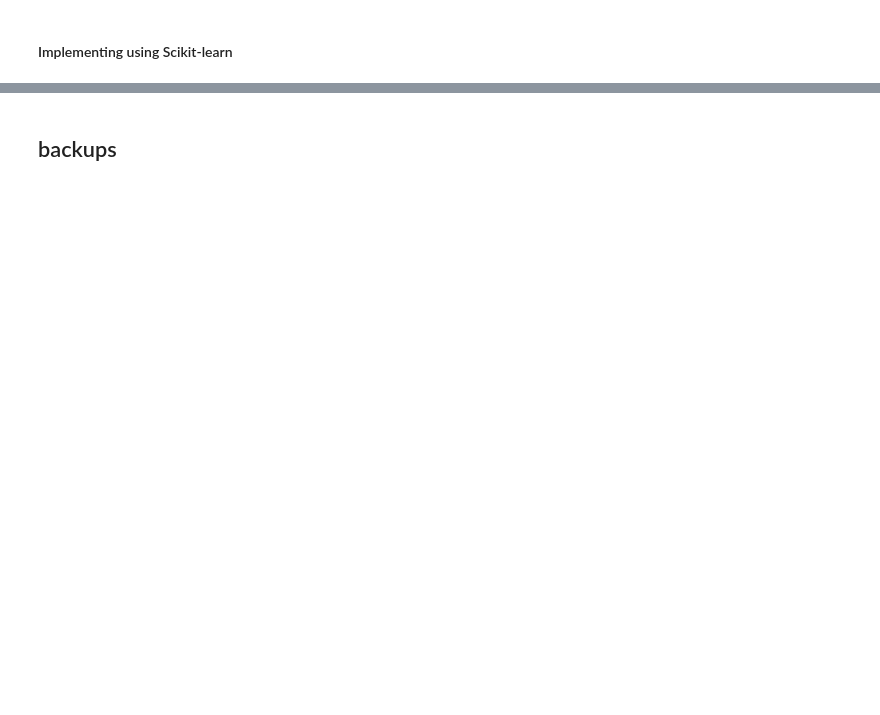
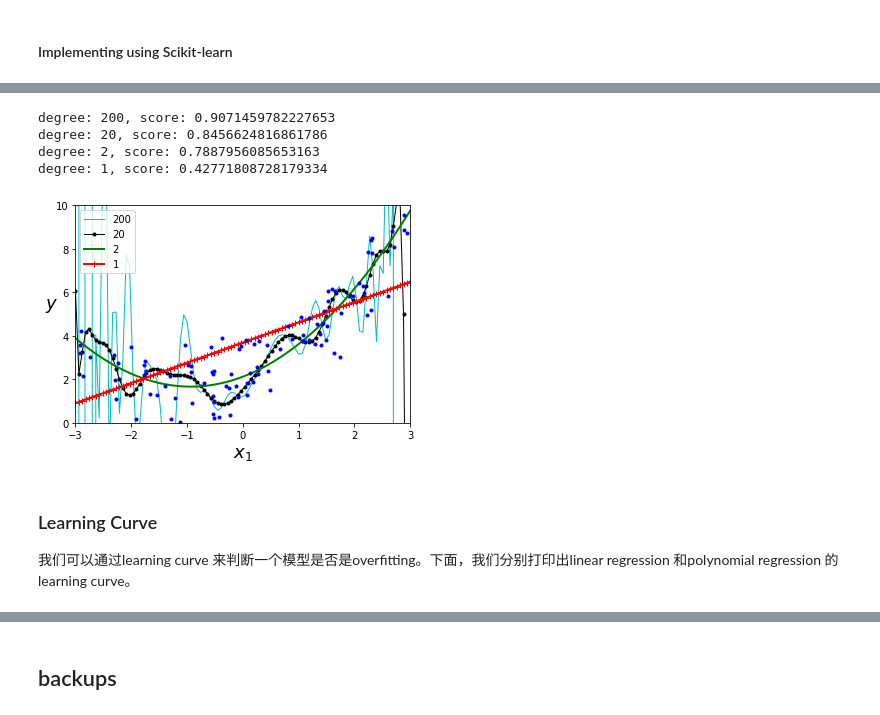
Before and after one commit to ichenwang/ml-course, a Jupyter notebook: lecture-2-linear-regression/lecture2-linear-regression.ipynb, the cells around one changed output, grey strips where cells are left out. Saved outputs shown, nothing was run; the diff lists cells and outputs as text; code cells hidden in the pictures; blank space fills up the shorter version.

```diff
--- a/lecture-2-linear-regression/lecture2-linear-regression.ipynb
+++ b/lecture-2-linear-regression/lecture2-linear-regression.ipynb
@@ -296,0 +407,37 @@ sgd_reg.intercept_, sgd_reg.coef_
+# %%
+from sklearn.preprocessing import StandardScaler
+from sklearn.pipeline import Pipeline
+
+X_new=np.linspace(-3, 3, 100).reshape(100, 1)
+
+for style, width, degree in (("c-", 1, 200), ("k.-", 1, 20), ("g", 2, 2), ("r-+", 2, 1)):
+    polybig_features = PolynomialFeatures(degree=degree, include_bias=False)
+    std_scaler = StandardScaler()
+    lin_reg = LinearRegression()
+    polynomial_regression = Pipeline([
+            ("poly_features", polybig_features),
+            ("std_scaler", std_scaler),
+            ("lin_reg", lin_reg),
+        ])
+    polynomial_regression.fit(X_poly_100, y_poly_100)
+    print('degree: {}, score: {}'.format(degree, polynomial_regression.score(X_poly_100, y_poly_100)))
+    y_newbig = polynomial_regression.predict(X_new)
+    plt.plot(X_new, y_newbig, style, label=str(degree), linewidth=width)
+
+plt.plot(X, y, "b.", linewidth=3)
+plt.legend(loc="upper left")
+plt.xlabel("$x_1$", fontsize=18)
+plt.ylabel("$y$", rotation=0, fontsize=18)
+plt.axis([-3, 3, 0, 10])
+plt.savefig("figures/high_degree_polynomials_plot")
+plt.show()
+# %% [output]
+degree: 200, score: 0.9071459782227653
+degree: 20, score: 0.8456624816861786
+degree: 2, score: 0.7887956085653163
+degree: 1, score: 0.42771808728179334
+[figure, added]
+# %% [markdown]
+### Learning Curve
+
+我们可以通过learning curve 来判断一个模型是否是overfitting。下面，我们分别打印出linear regression 和polynomial regression 的learning curve。
```
Also changed, not shown: parts of 37 cells of this notebook, 6 other files.
